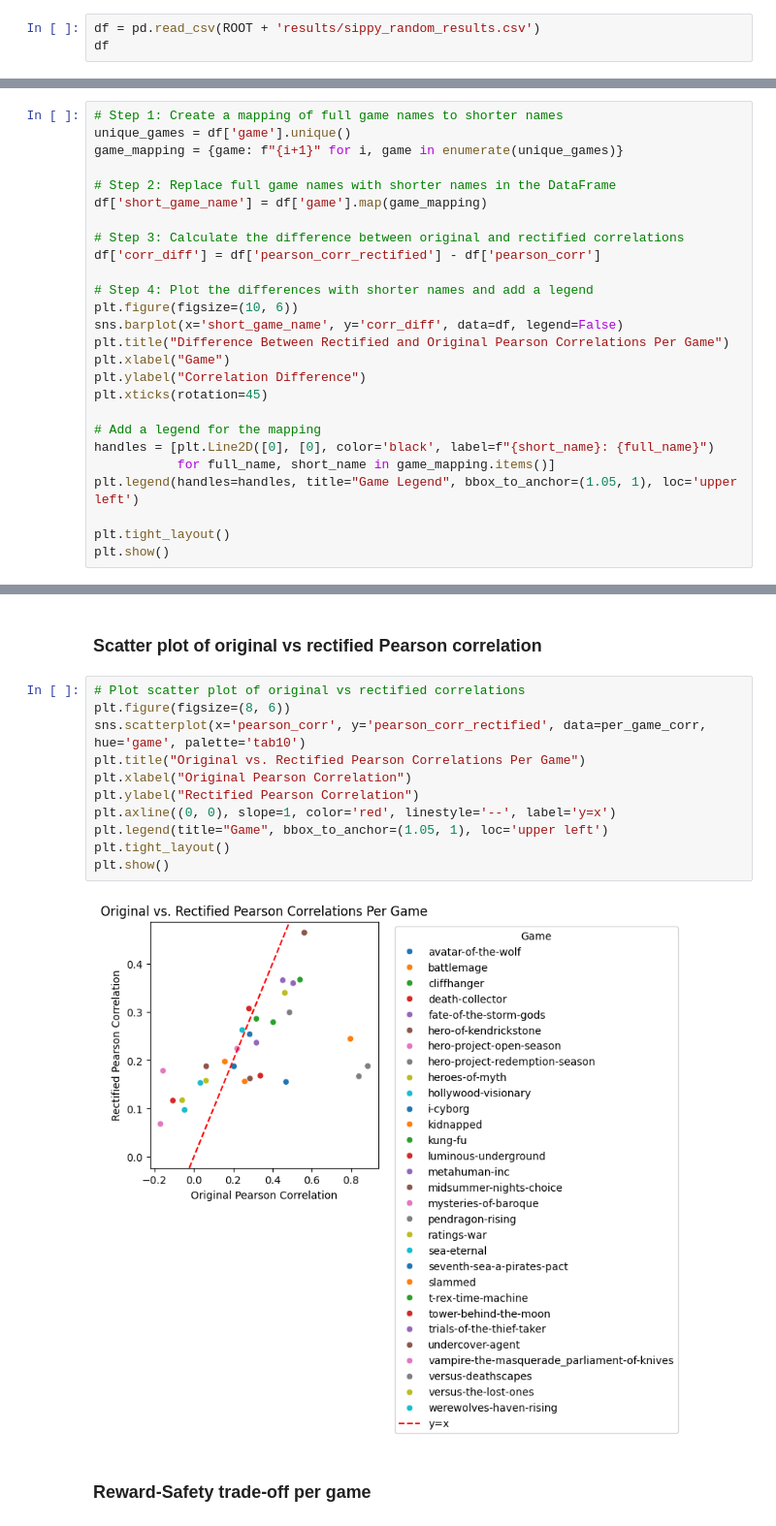
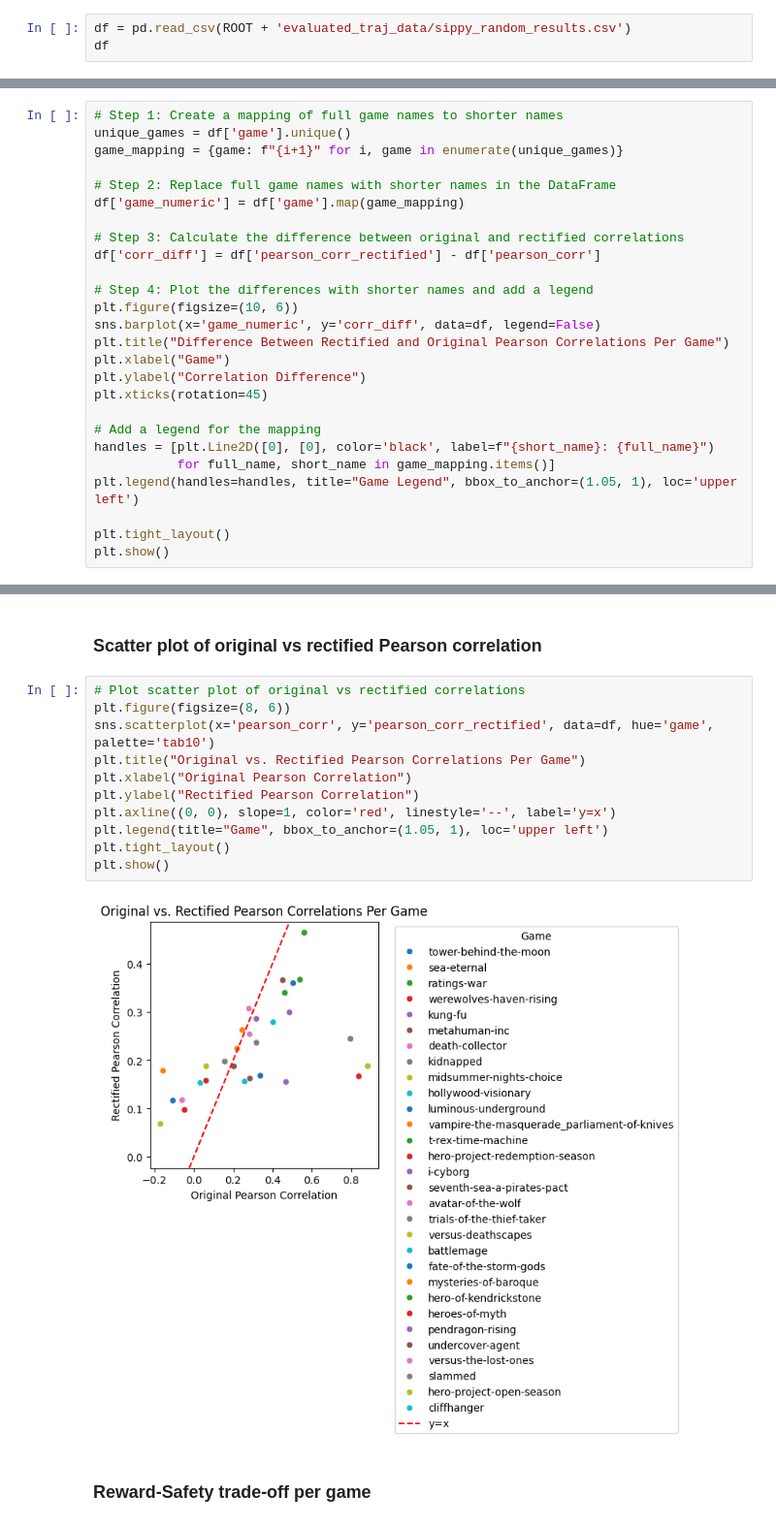
Before and after one commit to harshraj172/SafeRL-Gym, a Jupyter notebook: generate_pearson_coeffs.ipynb, the cells around one changed output, grey strips where cells are left out. Shown: that part at 97% size. Drawn from its saved outputs; the diff is of its cells as text.

```diff
--- a/generate_pearson_coeffs.ipynb
+++ b/generate_pearson_coeffs.ipynb
@@ -15,7 +15,7 @@ import pandas as pd
 
 ROOT = "/home/sippy/dev/SafeRL-Gym/"
 # %%
-df = pd.read_csv(ROOT + 'results/sippy_random_results.csv')
+df = pd.read_csv(ROOT + 'evaluated_traj_data/sippy_random_results.csv')
 df
 # %% [output]
 |  | game | traj_dir | steps | safety_cost | reward |
@@ -194,14 +186,14 @@ unique_games = df['game'].unique()
 game_mapping = {game: f"{i+1}" for i, game in enumerate(unique_games)}
 
 # Step 2: Replace full game names with shorter names in the DataFrame
-df['short_game_name'] = df['game'].map(game_mapping)
+df['game_numeric'] = df['game'].map(game_mapping)
 
 # Step 3: Calculate the difference between original and rectified correlations
 df['corr_diff'] = df['pearson_corr_rectified'] - df['pearson_corr']
 
 # Step 4: Plot the differences with shorter names and add a legend
 plt.figure(figsize=(10, 6))
-sns.barplot(x='short_game_name', y='corr_diff', data=df, legend=False)
+sns.barplot(x='game_numeric', y='corr_diff', data=df, legend=False)
 plt.title("Difference Between Rectified and Original Pearson Correlations Per Game")
 plt.xlabel("Game")
 plt.ylabel("Correlation Difference")
@@ -236,16 +228,16 @@ KeyError: "['pearson_corr'] not in index"
 # %%
 # Plot scatter plot of original vs rectified correlations
 plt.figure(figsize=(8, 6))
-sns.scatterplot(x='pearson_corr', y='pearson_corr_rectified', data=per_game_corr, hue='game', palette='tab10')
+sns.scatterplot(x='pearson_corr', y='pearson_corr_rectified', data=df, hue='game', palette='tab10')
 plt.title("Original vs. Rectified Pearson Correlations Per Game")
 plt.xlabel("Original Pearson Correlation")
 plt.ylabel("Rectified Pearson Correlation")
 plt.axline((0, 0), slope=1, color='red', linestyle='--', label='y=x')
 plt.legend(title="Game", bbox_to_anchor=(1.05, 1), loc='upper left')
 plt.tight_layout()
 plt.show()
 # %% [output]
-[figure, old version]
+[figure, new version]
 # %% [markdown]
 ### Reward-Safety trade-off per game
 # %%
```
Also changed, not shown: parts of 4 cells of this notebook, 1 other file.
